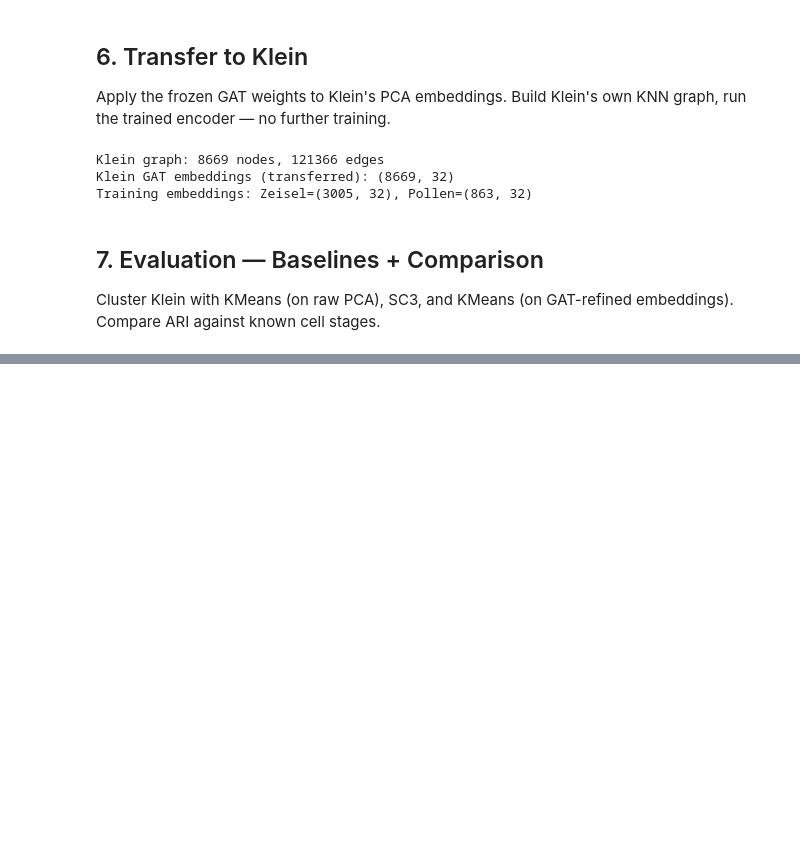
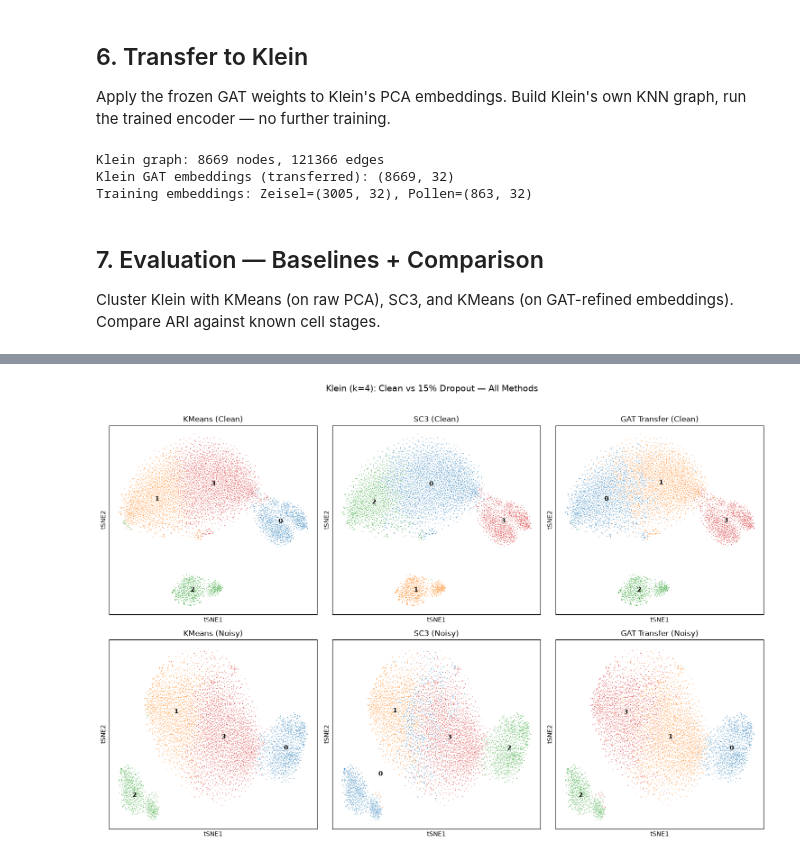
Before and after one commit to HershBud/GAT-gene-clustering, a Jupyter notebook: project-main.ipynb, the cells around one changed output, grey strips where cells are left out. Saved outputs shown, nothing was run; the diff lists cells and outputs as text; code cells hidden in the pictures; blank space fills up the shorter version.

```diff
--- a/project-main.ipynb
+++ b/project-main.ipynb
@@ -774,3 +885,25 @@ k    Method             Clean      Noisy      Degradation
+# %%
+# ============================================================
+# Clean vs Noisy t-SNE comparison (k=4, all methods)
+# ============================================================
+
+fig, axes = plt.subplots(2, 3, figsize=(15, 10))
+
+# Top row: Clean
+for ax, col, title in zip(axes[0], ["kmeans_k4", "sc3s_4", "gat_k4"],
+                                     ["KMeans (Clean)", "SC3 (Clean)", "GAT Transfer (Clean)"]):
+    sc.pl.tsne(klein_sub, color=col, ax=ax, show=False, size=3, title=title, legend_loc="on data")
+
+# Bottom row: Noisy
+for ax, col, title in zip(axes[1], ["kmeans_k4", "sc3s_4", "gat_k4"],
+                                     ["KMeans (Noisy)", "SC3 (Noisy)", "GAT Transfer (Noisy)"]):
+    sc.pl.tsne(klein_noisy, color=col, ax=ax, show=False, size=3, title=title, legend_loc="on data")
+
+plt.suptitle("Klein (k=4): Clean vs 15% Dropout — All Methods", fontsize=14, y=1.02)
+plt.tight_layout()
+plt.show()
+# %% [output]
+[figure, added]
 # %%
 # ============================================================
 # Clustering Stability (Clean vs Noisy)
```
Also changed, not shown: parts of 9 cells of this notebook, 1 other file.
